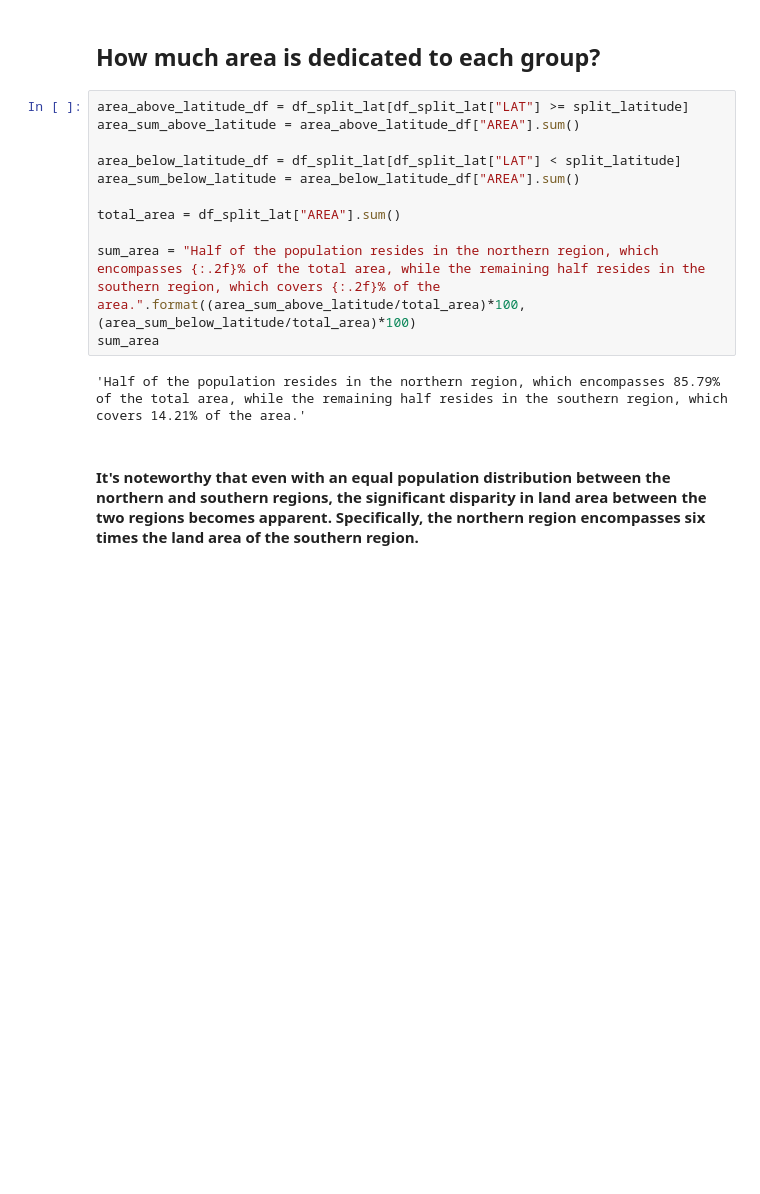
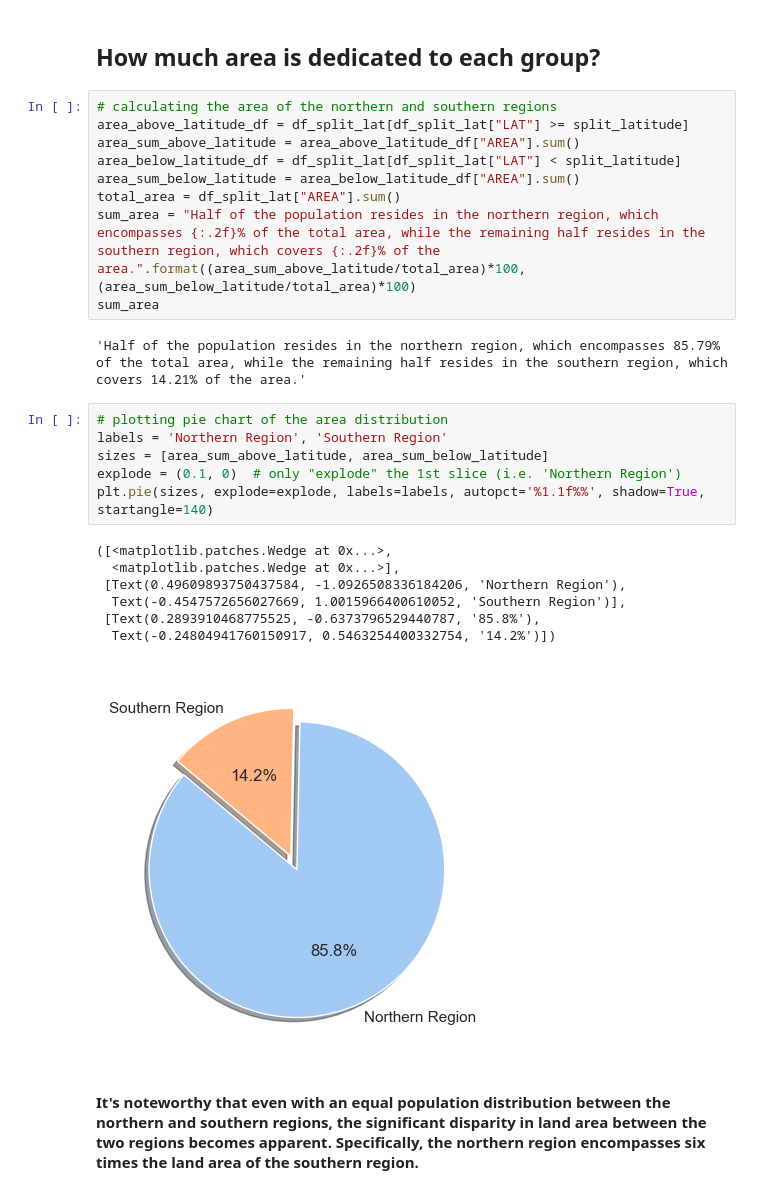
Before and after one commit to IgoSilvaUFPB/projeto_ICD, a Jupyter notebook: ProjetoICD_split_latitude.ipynb, the cells around one changed output. Drawn from its saved outputs; the diff is of its cells as text; blank space fills up the shorter version.

Commit message:
add pie chart

```diff
--- a/ProjetoICD_split_latitude.ipynb
+++ b/ProjetoICD_split_latitude.ipynb
@@ -184,17 +192,29 @@ closest_cities
 # %% [markdown]
 ## How much area is dedicated to each group?
 # %%
+# calculating the area of the northern and southern regions
 area_above_latitude_df = df_split_lat[df_split_lat["LAT"] >= split_latitude]
 area_sum_above_latitude = area_above_latitude_df["AREA"].sum()
-
 area_below_latitude_df = df_split_lat[df_split_lat["LAT"] < split_latitude]
 area_sum_below_latitude = area_below_latitude_df["AREA"].sum()
-
 total_area = df_split_lat["AREA"].sum()
-
 sum_area = "Half of the population resides in the northern region, which encompasses {:.2f}% of the total area, while the remaining half resides in the southern region, which covers {:.2f}% of the area.".format((area_sum_above_latitude/total_area)*100, (area_sum_below_latitude/total_area)*100)
 sum_area
 # %% [output]
 'Half of the population resides in the northern region, which encompasses 85.79% of the total area, while the remaining half resides in the southern region, which covers 14.21% of the area.'
+# %%
+# plotting pie chart of the area distribution
+labels = 'Northern Region', 'Southern Region'
+sizes = [area_sum_above_latitude, area_sum_below_latitude]
+explode = (0.1, 0)  # only "explode" the 1st slice (i.e. 'Northern Region')
+plt.pie(sizes, explode=explode, labels=labels, autopct='%1.1f%%', shadow=True, startangle=140)
+# %% [output]
+([<matplotlib.patches.Wedge at 0x...>,
+  <matplotlib.patches.Wedge at 0x...>],
+ [Text(0.49609893750437584, -1.0926508336184206, 'Northern Region'),
+  Text(-0.4547572656027669, 1.0015966400610052, 'Southern Region')],
+ [Text(0.2893910468775525, -0.6373796529440787, '85.8%'),
+  Text(-0.24804941760150917, 0.5463254400332754, '14.2%')])
+[figure, added]
 # %% [markdown]
 #### It's noteworthy that even with an equal population distribution between the northern and southern regions, the significant disparity in land area between the two regions becomes apparent. Specifically, the northern region encompasses six times the land area of the southern region.
```
Also changed, not shown: parts of 10 cells of this notebook.
